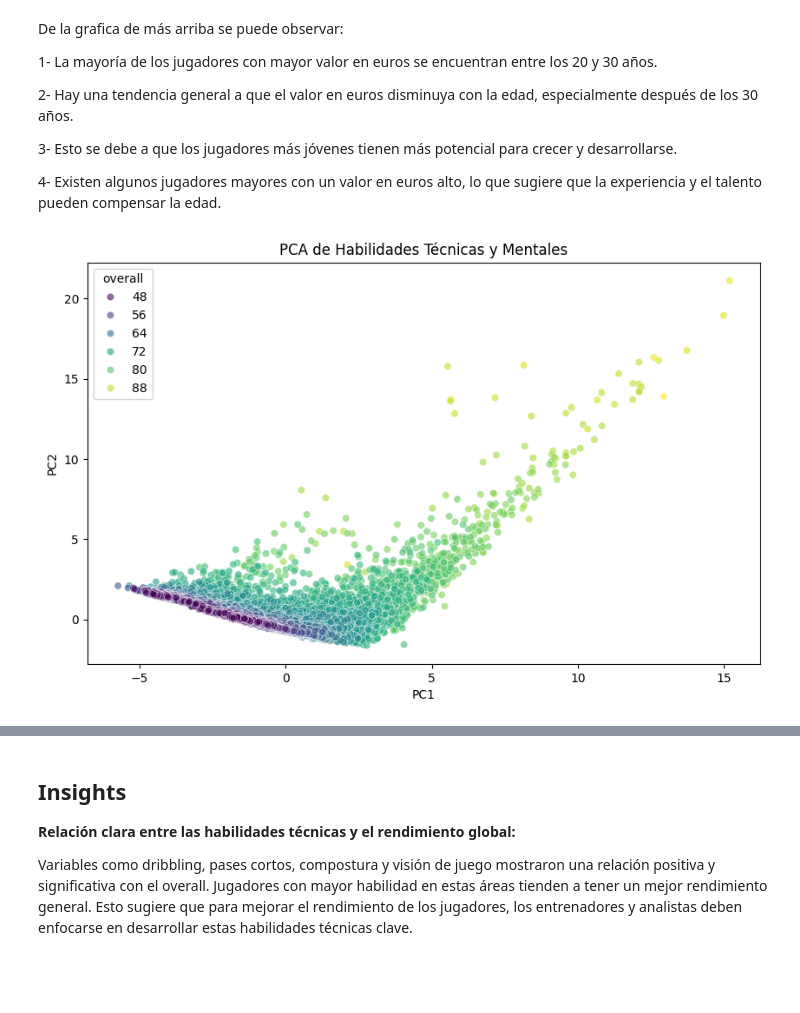
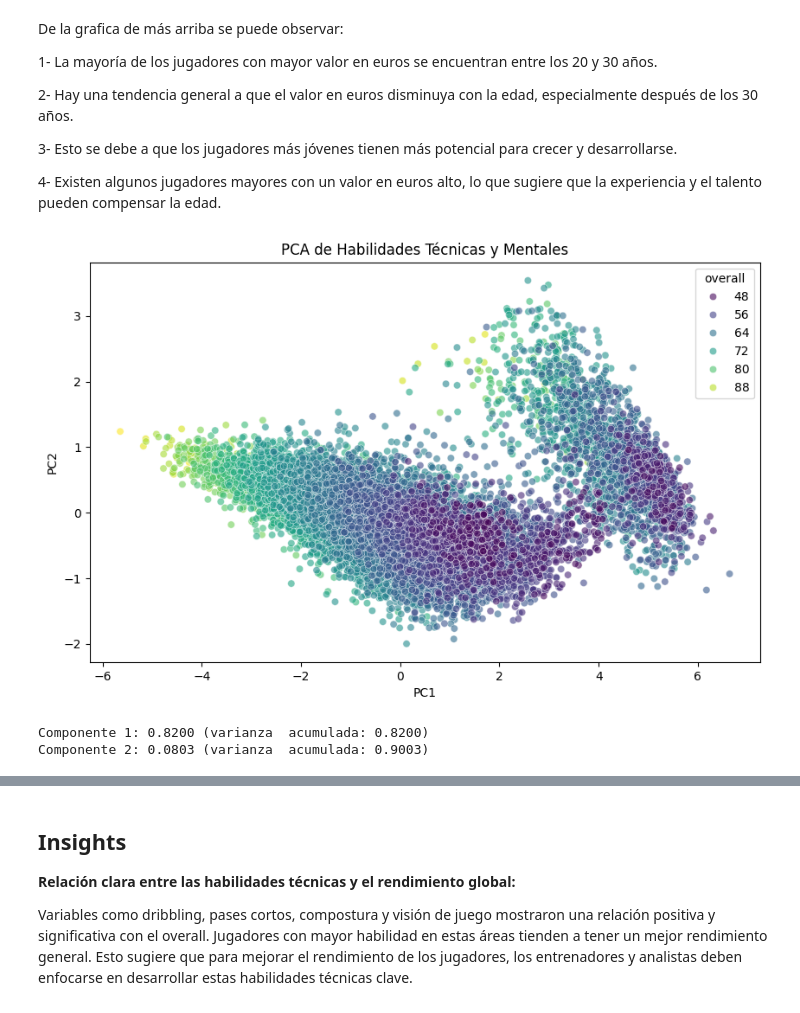
Before and after one commit to CarlaLS/Entregas-CoderHouse-Ciencia-de-Datos-II, a Jupyter notebook: FiFA22_Carla_Salamone.ipynb, the cells around one changed output, grey strips where cells are left out. Drawn from its saved outputs; the diff is of its cells as text; code cells hidden in the pictures; blank space fills up the shorter version.

```diff
--- a/FiFA22_Carla_Salamone.ipynb
+++ b/FiFA22_Carla_Salamone.ipynb
@@ -872,22 +872,32 @@ De la grafica de más arriba se puede observar:
 # %%
 
 
 features = ['skill_dribbling', 'attacking_short_passing', 'mentality_composure',
-            'mentality_vision', 'value_eur', 'wage_eur']
+            'mentality_vision', 'skill_ball_control']
 
 # Estandarizar los datos
 x = StandardScaler().fit_transform(df_FIFA_nuevo[features])
 
 # Aplicar PCA
 pca = PCA(n_components=2)  # Reducir a 2 componentes principales
 principal_components = pca.fit_transform(x)
 
 df_pca = pd.DataFrame(data=principal_components, columns=['PC1', 'PC2'])
 df_pca['overall'] = df_FIFA_nuevo['overall']
 
 plt.figure(figsize=(10, 6))
 sns.scatterplot(x='PC1', y='PC2', hue='overall', data=df_pca, palette='viridis', alpha=0.6)
 plt.title('PCA de Habilidades Técnicas y Mentales')
 plt.show()
+
+# Explicación de la varianza
+explained_variance = pca.explained_variance_ratio_
+explained_variance_cumulative = np.cumsum(explained_variance)
+
+# Imprimir los resultados
+for i, var in enumerate(explained_variance):
+    print(f'Componente {i+1}: {var:.4f} (varianza  acumulada: {explained_variance_cumulative[i]:.4f})')
 # %% [output]
-[figure, old version]
+[figure, new version]
+Componente 1: 0.8200 (varianza  acumulada: 0.8200)
+Componente 2: 0.0803 (varianza  acumulada: 0.9003)
```
Also changed, not shown: parts of 3 cells of this notebook.
